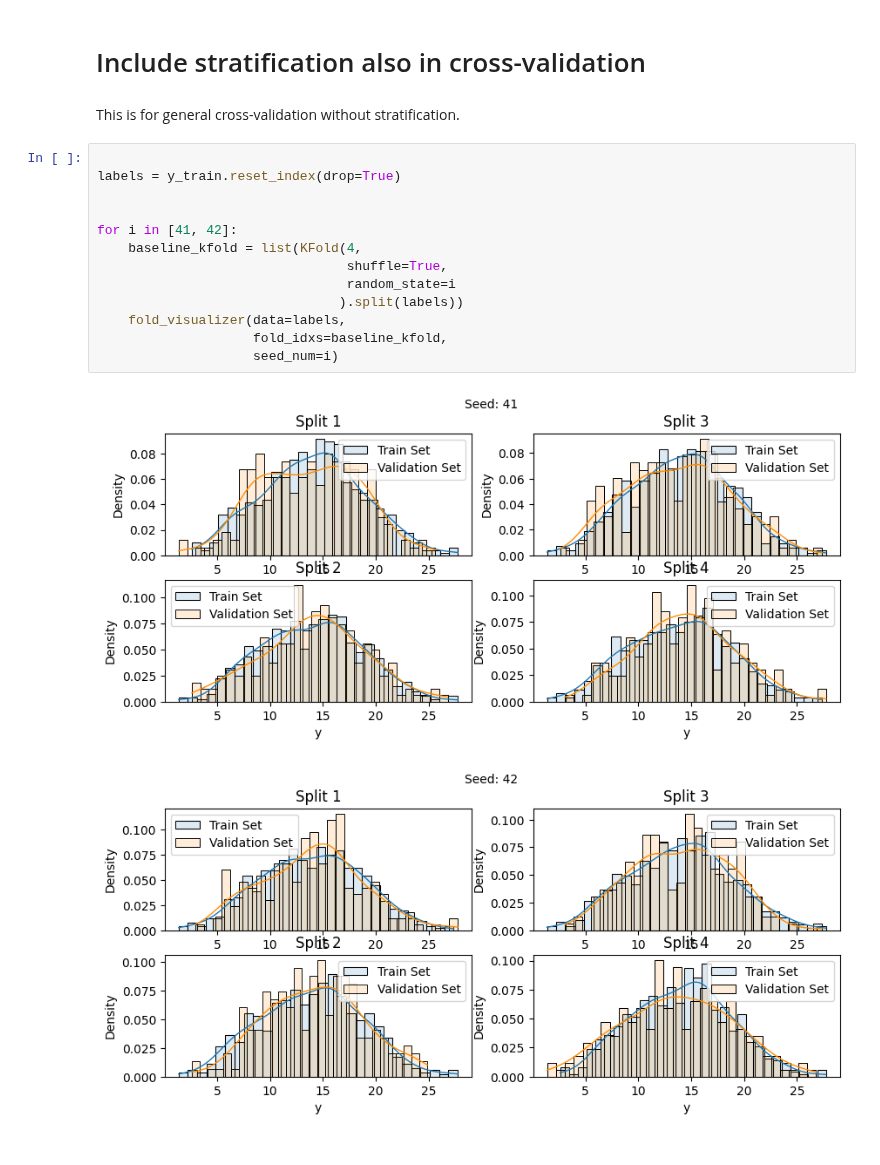
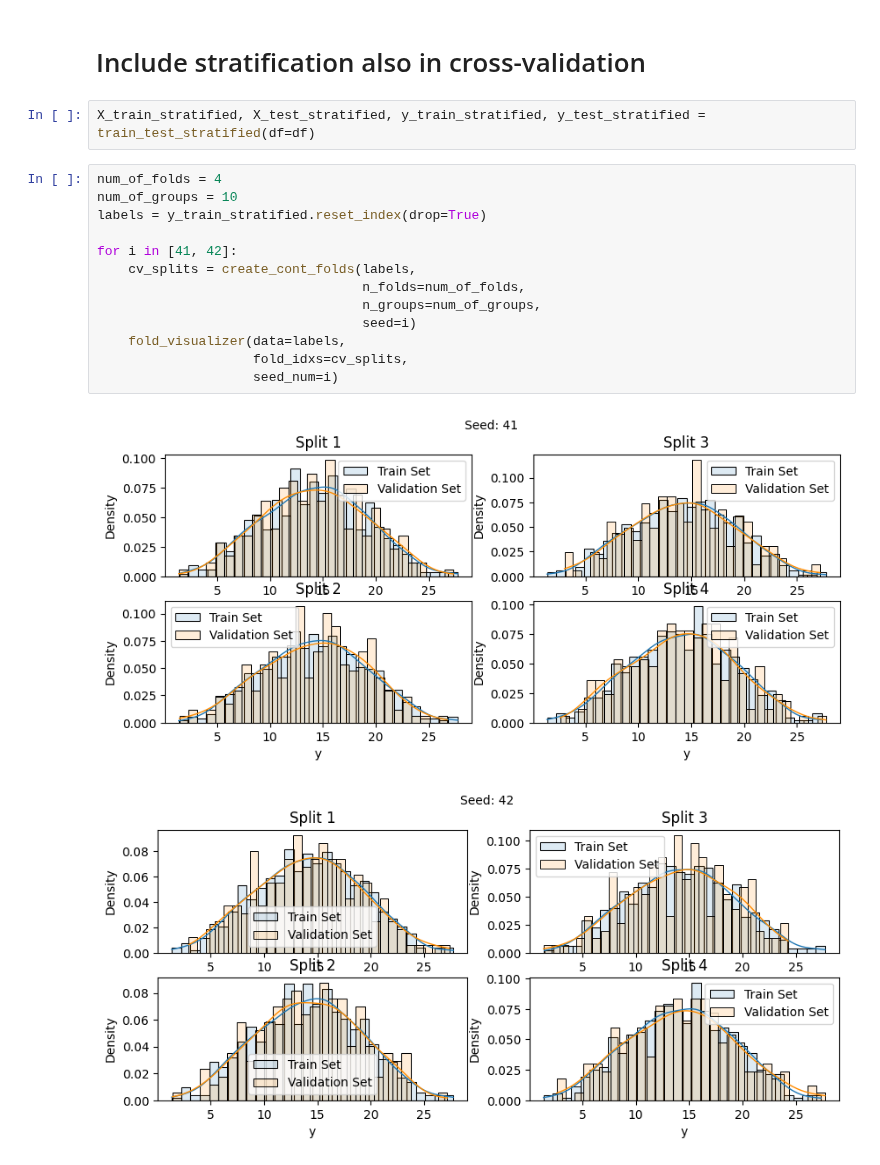
Before and after one commit to annegriddl/slds_stratification, a Jupyter notebook: Simulations/Simulation04_friedman_balanced.ipynb, the cells around one changed output. Cells and saved outputs as stored; diff of their text form.

```diff
--- a/Simulations/Simulation04_friedman_balanced.ipynb
+++ b/Simulations/Simulation04_friedman_balanced.ipynb
@@ -337,20 +317,20 @@ Test Set R^2 Score: 0.9401
 # %% [markdown]
 # Include stratification also in cross-validation
-# %% [markdown]
-This is for general cross-validation without stratification.
+# %%
+X_train_stratified, X_test_stratified, y_train_stratified, y_test_stratified = train_test_stratified(df=df)
 # %%
-
-labels = y_train.reset_index(drop=True)
-
+num_of_folds = 4
+num_of_groups = 10
+labels = y_train_stratified.reset_index(drop=True)
 
 for i in [41, 42]:
-    baseline_kfold = list(KFold(4,
-                                shuffle=True,
-                                random_state=i
-                               ).split(labels))
+    cv_splits = create_cont_folds(labels,
+                                  n_folds=num_of_folds,
+                                  n_groups=num_of_groups,
+                                  seed=i)
     fold_visualizer(data=labels,
-                    fold_idxs=baseline_kfold,
+                    fold_idxs=cv_splits,
                     seed_num=i)
 # %% [output]
-[figure, old version]
+[figure, new version]
-[figure, old version]
+[figure, new version]
```
Also changed, not shown: parts of 33 cells of this notebook, 1 other file.
